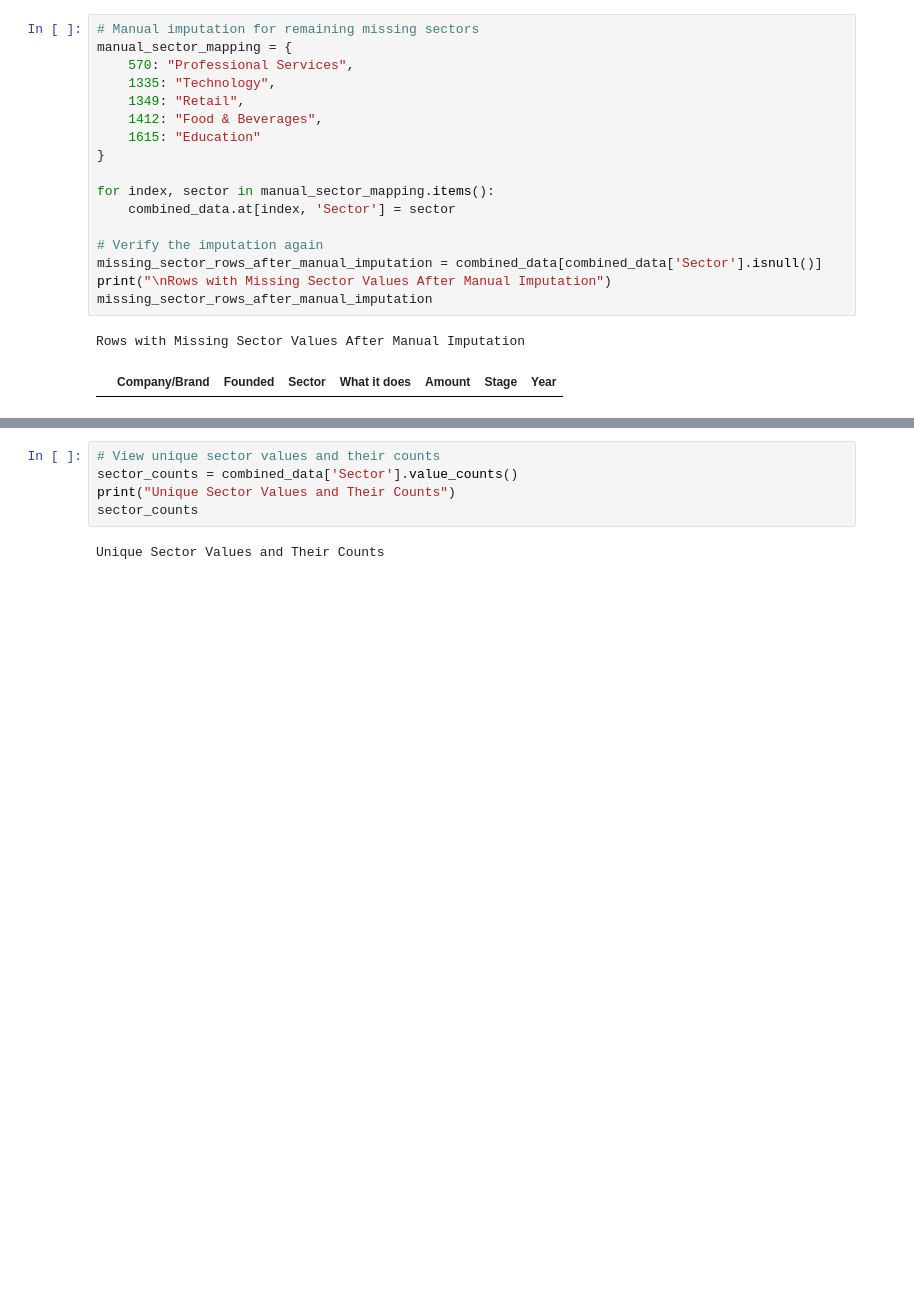
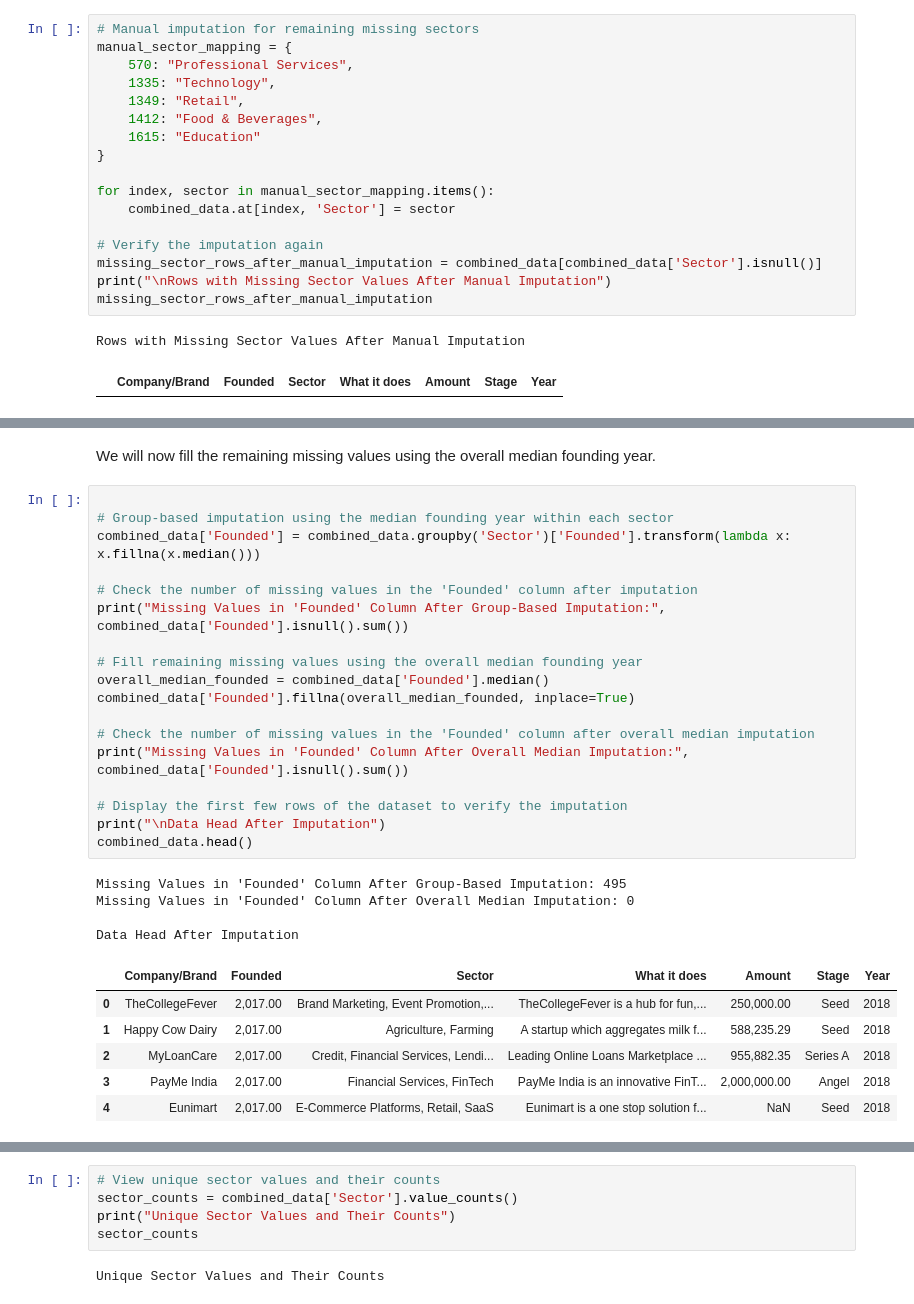
Before and after one commit to MillicentAgyir/Team-Belize-Live-Project-1, a Jupyter notebook: Notebooks/my_notebook.ipynb, the cells around one changed output, grey strips where cells are left out. Drawn from its saved outputs; the diff is of its cells as text; blank space fills up the shorter version.

```diff
--- a/Notebooks/my_notebook.ipynb
+++ b/Notebooks/my_notebook.ipynb
@@ -548,0 +575,31 @@ Rows with Missing Sector Values After Manual Imputation
+# %% [markdown]
+We will now fill the remaining missing values using the overall median founding year.
+# %%
+
+# Group-based imputation using the median founding year within each sector
+combined_data['Founded'] = combined_data.groupby('Sector')['Founded'].transform(lambda x: x.fillna(x.median()))
+
+# Check the number of missing values in the 'Founded' column after imputation
+print("Missing Values in 'Founded' Column After Group-Based Imputation:", combined_data['Founded'].isnull().sum())
+
+# Fill remaining missing values using the overall median founding year
+overall_median_founded = combined_data['Founded'].median()
+combined_data['Founded'].fillna(overall_median_founded, inplace=True)
+
+# Check the number of missing values in the 'Founded' column after overall median imputation
+print("Missing Values in 'Founded' Column After Overall Median Imputation:", combined_data['Founded'].isnull().sum())
+
+# Display the first few rows of the dataset to verify the imputation
+print("\nData Head After Imputation")
+combined_data.head()
+# %% [output]
+Missing Values in 'Founded' Column After Group-Based Imputation: 495
+Missing Values in 'Founded' Column After Overall Median Imputation: 0
+
+Data Head After Imputation
+|  | Company/Brand | Founded | Sector | What it does | Amount | Stage | Year |
+| 0 | TheCollegeFever | 2,017.00 | Brand Marketing, Event Promotion,... | TheCollegeFever is a hub for fun,... | 250,000.00 | Seed | 2018 |
+| 1 | Happy Cow Dairy | 2,017.00 | Agriculture, Farming | A startup which aggregates milk f... | 588,235.29 | Seed | 2018 |
+| 2 | MyLoanCare | 2,017.00 | Credit, Financial Services, Lendi... | Leading Online Loans Marketplace ... | 955,882.35 | Series A | 2018 |
+| 3 | PayMe India | 2,017.00 | Financial Services, FinTech | PayMe India is an innovative FinT... | 2,000,000.00 | Angel | 2018 |
+| 4 | Eunimart | 2,017.00 | E-Commerce Platforms, Retail, SaaS | Eunimart is a one stop solution f... | NaN | Seed | 2018 |
```
Also changed, not shown: parts of 13 cells of this notebook.
